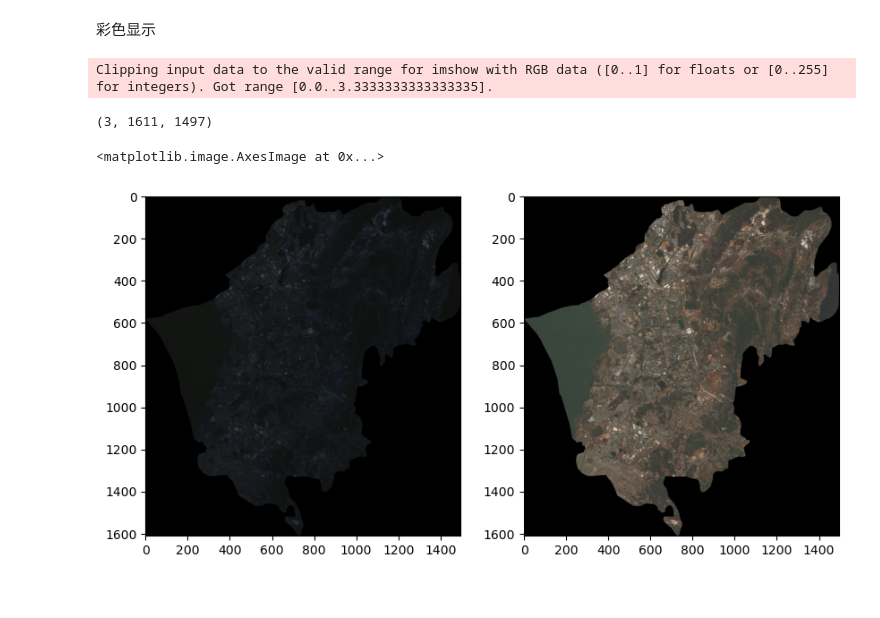
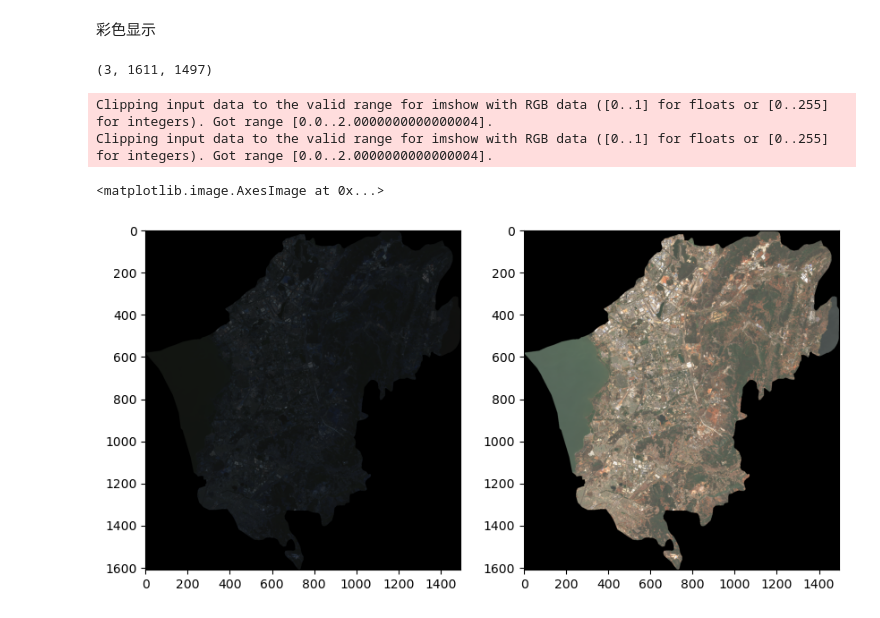
Before and after one commit to xinluo2018/open-source-gis-course, a Jupyter notebook: 第6章-GIS数据处理高级开源库-10课时/2_2_raster_visual.ipynb, the cells around one changed output. Saved outputs shown, nothing was run; the diff lists cells and outputs as text; code cells hidden in the pictures.

```diff
--- a/第6章-GIS数据处理高级开源库-10课时/2_2_raster_visual.ipynb
+++ b/第6章-GIS数据处理高级开源库-10课时/2_2_raster_visual.ipynb
@@ -51,25 +51,26 @@ ax.imshow(band1_, cmap='grey')   ### 直方图拉伸
 # %%
 ## 彩色显示
 bands_img = img_array[0:3]
 print(bands_img.shape)
 fig, ax = plt.subplots(1,2, figsize=(10,5))
 bands_img = bands_img.transpose(1,2,0)
 bands_img.shape
 bands_img_nor = bands_img/(bands_img.max()-bands_img.min())
 ax[0].imshow(bands_img_nor)   ## 显示rgb时像元值范围应为0-1，或0-255
-## Note 1: rgb显示时，vmax, vmin失效
+# ## Note 1: rgb显示时，vmax, vmin失效
 # ax[1].imshow(bands_img_nor, vmax=0.5, vmin=0)   ## 根据以下直方图拉伸结果
 bands_img_nor_ = bands_img_nor.copy()
-# bands_img_nor_[bands_img_nor_<0]=0; bands_img_nor_[bands_img_nor_>0.5]=0.5;
+bands_img_nor_[bands_img_nor_<0]=0.1; bands_img_nor_[bands_img_nor_>0.4]=0.3;
 # ax[1].imshow(bands_img_nor_)              ## 根据以下直方图拉伸结果
-bands_img_nor_ = bands_img_nor_/(0.5-0.2)     ## 将像元值拉伸到0-1（即归一化）
-# ax[1].imshow(bands_img_nor_)              ## 根据以下直方图拉伸结果
+bands_img_nor_ = bands_img_nor_/(0.3-0.1)     ## 将像元值拉伸到0-1（即归一化）
+ax[1].imshow(bands_img_nor_)              ## 根据以下直方图拉伸结果
 bands_img_nor_rgb = bands_img_nor_.copy()
 bands_img_nor_rgb[:,:,0], bands_img_nor_rgb[:,:,2] = \
                     bands_img_nor_[:,:,2], bands_img_nor_[:,:,0]  ## bgr->rgb
 ax[1].imshow(bands_img_nor_rgb)   ## 真彩色显示
 # %% [output]
-Clipping input data to the valid range for imshow with RGB data ([0..1] for floats or [0..255] for integers). Got range [0.0..3.3333333333333335].
+(3, 1611, 1497)
-(3, 1611, 1497)
+Clipping input data to the valid range for imshow with RGB data ([0..1] for floats or [0..255] for integers). Got range [0.0..2.0000000000000004].
+Clipping input data to the valid range for imshow with RGB data ([0..1] for floats or [0..255] for integers). Got range [0.0..2.0000000000000004].
 <matplotlib.image.AxesImage at 0x...>
-[figure, old version]
+[figure, new version]
```
Also changed, not shown: parts of 4 cells of this notebook, 25 other files.
